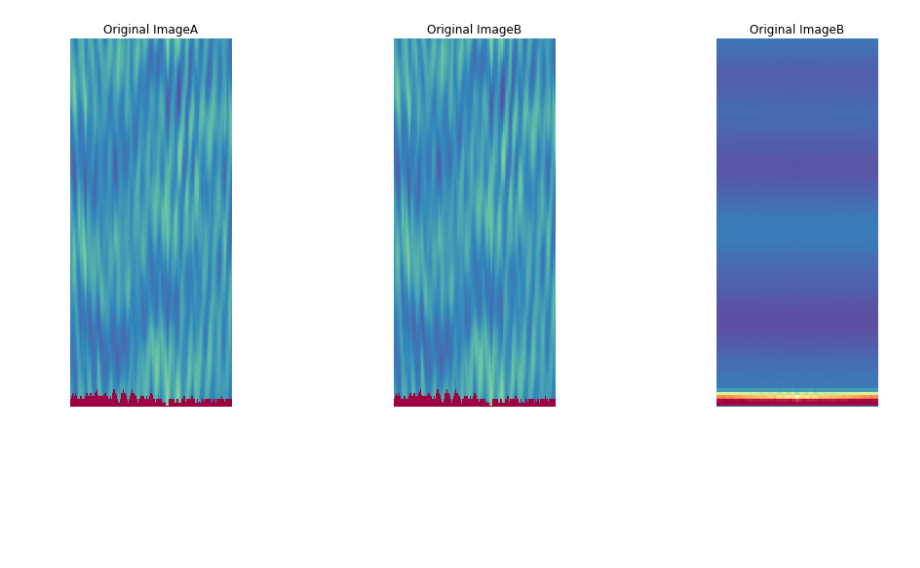
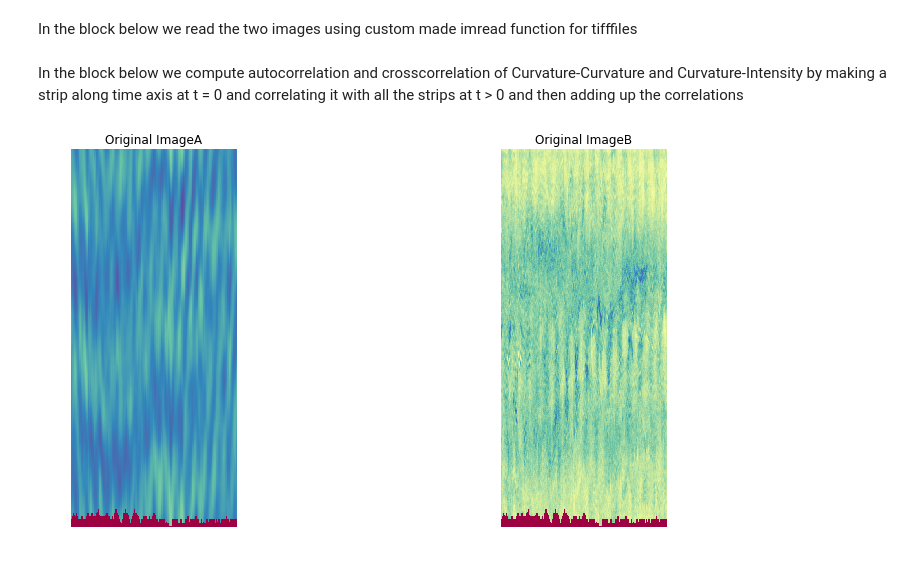
Before and after one commit to oozguc/PyImage, a Jupyter notebook: ObjectClassInstance/CrossCorrelation.ipynb, the cells around one changed output. Saved outputs shown, nothing was run; the diff lists cells and outputs as text; code cells hidden in the pictures; blank space fills up the shorter version.

Commit message:
Cross correlation of strips

```diff
--- a/ObjectClassInstance/CrossCorrelation.ipynb
+++ b/ObjectClassInstance/CrossCorrelation.ipynb
@@ -19,7 +22,7 @@ from Strip2DFFT import doFilterFFT, do2DFFT, do2DInverseFFT, CrossCorrelation, C
 # %%
 targetdir = '/Users/aimachine/Documents/KymoGraphsForFFT/NewKymographs/CrossCorrelation/'
 sourceimageA = '/Users/aimachine/Documents/KymoGraphsForFFT/NewKymographs/KymographN5Circle.tif'
-sourceimageB = '/Users/aimachine/Documents/KymoGraphsForFFT/NewKymographs/KymographN5Circle.tif'
+sourceimageB = '/Users/aimachine/Documents/KymoGraphsForFFT/NewKymographs/KymographIntensityN5Circle.tif'
 
 SaveFileName = "Curvature-Curvature";
 
@@ -27,14 +30,8 @@ base = os.path.split(sourceimageA)[-1]
 
 Filename = os.path.splitext(base)
 axes = 'YX'
+# %% [markdown]
+In the block below we read the two images using custom made imread function for tifffiles
 # %%
 imageA = imread(sourceimageA)
 imageB = imread(sourceimageB)
-# %%
-crosscorrelation = CrossCorrelation(imageA, imageB)
-min = 0
-max = 255
-crosscorrelation = normalizeMinMax(crosscorrelation, min, max)
-multiplot(imageA, imageB, crosscorrelation, "Original ImageA", "Original ImageB", "Cross Correlation")
-# %% [output]
-[figure, removed]
@@ -42,0 +38,9 @@ save_tiff_imagej_compatible((targetdir + SaveFileName +os.path.basename(Filename
+# %% [markdown]
+In the block below we compute autocorrelation and crosscorrelation of Curvature-Curvature and Curvature-Intensity by making a strip along time axis at t = 0 and correlating it with all the strips at t > 0 and then adding up the correlations
+# %%
+crosscorrelation = CrossCorrelationStrip(imageA, imageB)
+autocorrelationCurve = CrossCorrelationStrip(imageA, imageA)
+autocorrelationIntensity = CrossCorrelationStrip(imageB, imageB)
+doubleplot(imageA, imageB, "Original ImageA", "Original ImageB")
+# %% [output]
+[figure, added]
```
Also changed, not shown: parts of 4 cells of this notebook, 3 other files.
